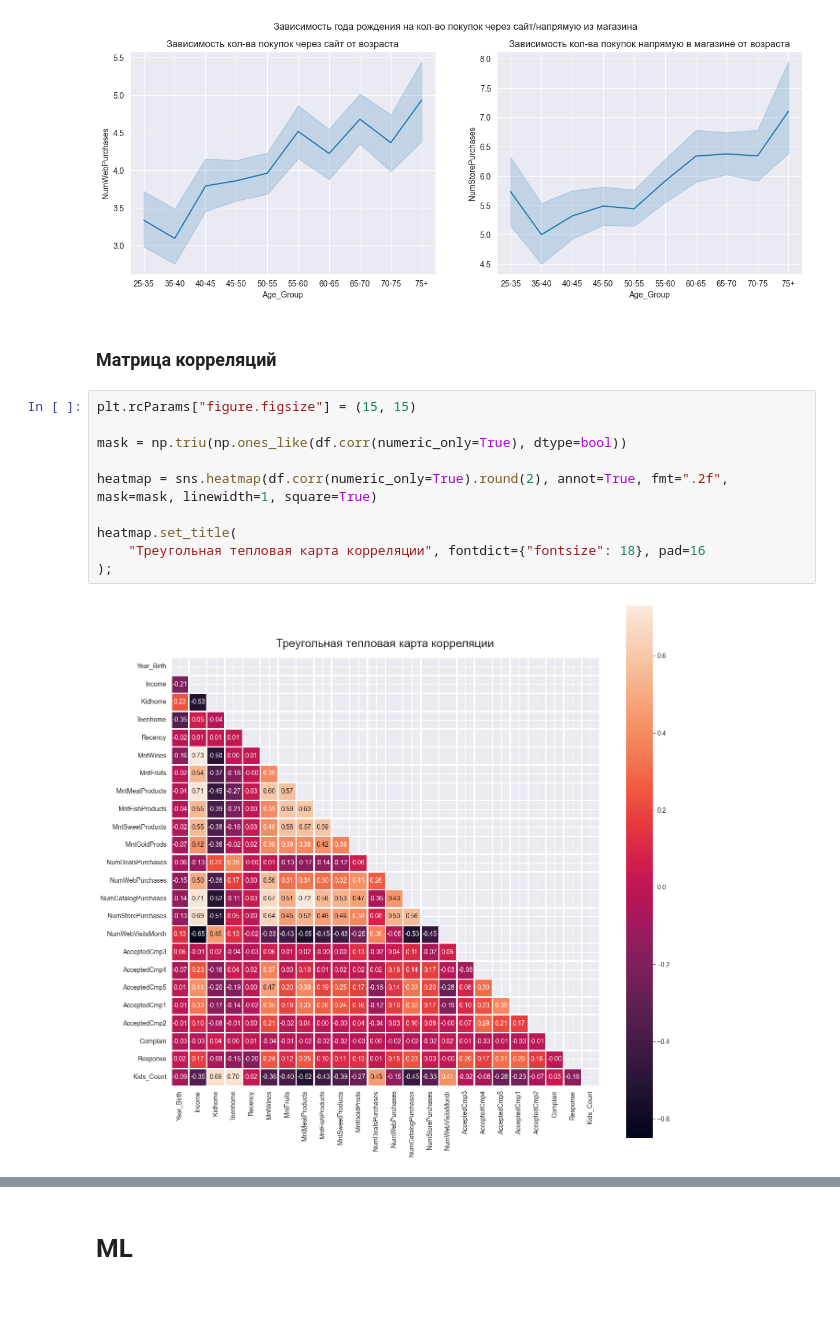
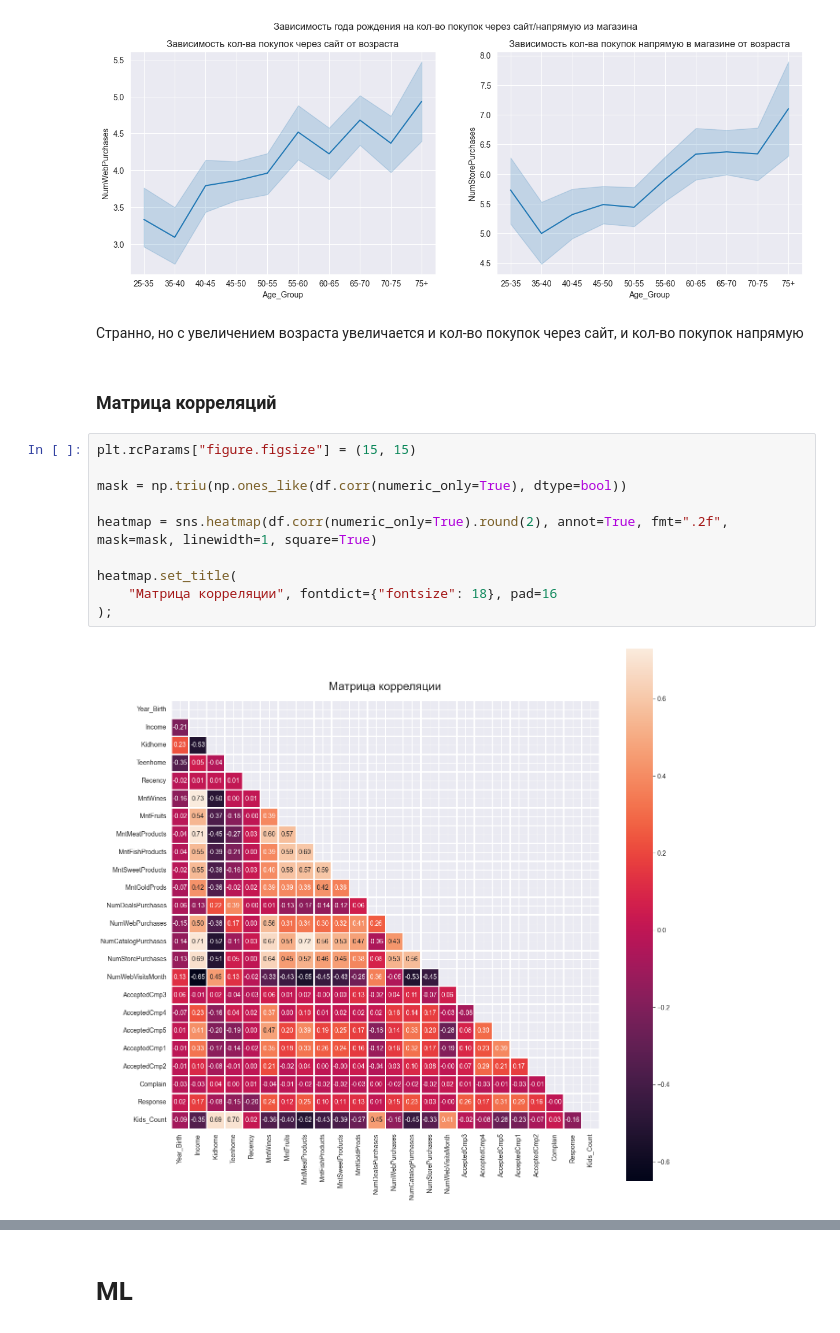
Before and after one commit to bobrnebobr/UPS2023-2024, a Jupyter notebook: 1.ipynb, the cells around one changed output, grey strips where cells are left out. Saved outputs shown, nothing was run; the diff lists cells and outputs as text; blank space fills up the shorter version.

```diff
--- a/1.ipynb
+++ b/1.ipynb
@@ -270,17 +281,19 @@ ax[1].set_title("Зависимость кол-ва покупок напрям
 # %% [output]
 Text(0.5, 1.0, 'Зависимость кол-ва покупок напрямую в магазине от возраста')
 [figure]
+# %% [markdown]
+Странно, но с увеличением возраста увеличается и кол-во покупок через сайт, и кол-во покупок напрямую
 # %% [markdown]
 ### Матрица корреляций
 # %%
 plt.rcParams["figure.figsize"] = (15, 15)
 
 mask = np.triu(np.ones_like(df.corr(numeric_only=True), dtype=bool))
 
 heatmap = sns.heatmap(df.corr(numeric_only=True).round(2), annot=True, fmt=".2f", mask=mask, linewidth=1, square=True)
 
 heatmap.set_title(
-    "Треугольная тепловая карта корреляции", fontdict={"fontsize": 18}, pad=16
+    "Матрица корреляции", fontdict={"fontsize": 18}, pad=16
 );
 # %% [output]
-[figure, old version]
+[figure, new version]
```
Also changed, not shown: parts of 15 cells of this notebook.
